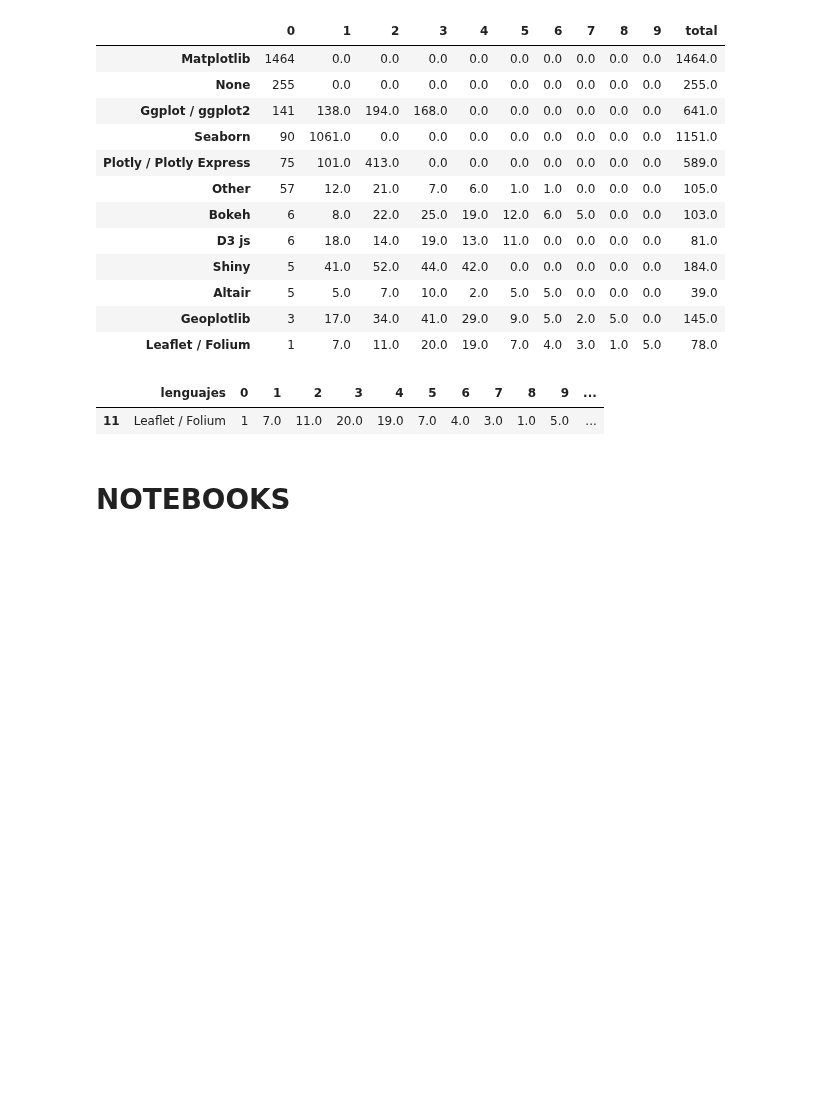
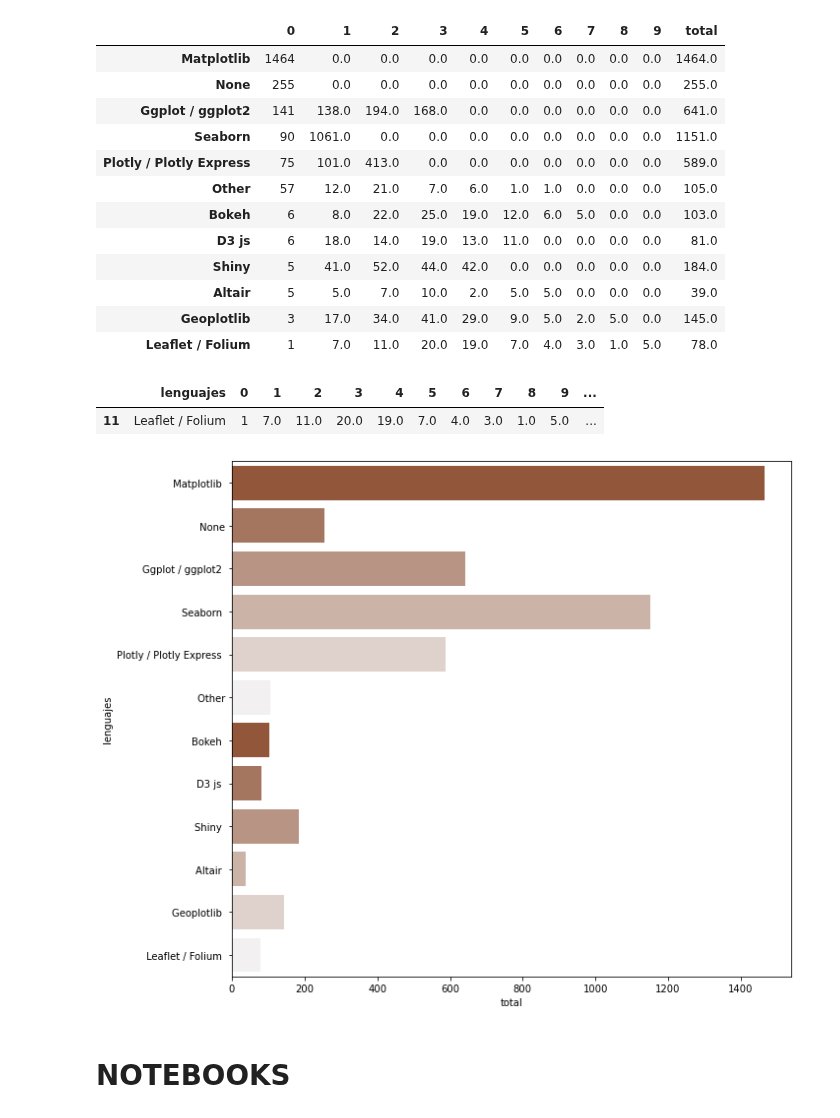
Before and after one commit to Adalab/EDA-ETL-project, a Jupyter notebook: conteo_columnas.ipynb, the cells around one changed output. Drawn from its saved outputs; the diff is of its cells as text; code cells hidden in the pictures; blank space fills up the shorter version.

```diff
--- a/conteo_columnas.ipynb
+++ b/conteo_columnas.ipynb
@@ -75,6 +75,15 @@ df_conteo_visualizacion.sample()
 # %% [output]
 |  | lenguajes | 0 | 1 | 2 | 3 | 4 | 5 | 6 | 7 | 8 | 9 | ... |
 | 11 | Leaflet / Folium | 1 | 7.0 | 11.0 | 20.0 | 19.0 | 7.0 | 4.0 | 3.0 | 1.0 | 5.0 | ... |
+# %%
+df_conteo_visualizacion["porcentaje"] = round(df_conteo_visualizacion["total"]*100/df_conteo_visualizacion["total"].sum(),2)
+# %%
+color = sns.color_palette("light:sienna_r")
+sns.barplot(y= df_conteo_visualizacion["lenguajes"], x =df_conteo_visualizacion["total"], palette=color )
+plt.tight_layout()
+plt.show()
+# %% [output]
+[figure, added]
 # %% [markdown]
 # NOTEBOOKS
 # %%
```
Also changed, not shown: parts of 8 cells of this notebook, 1 other file.
